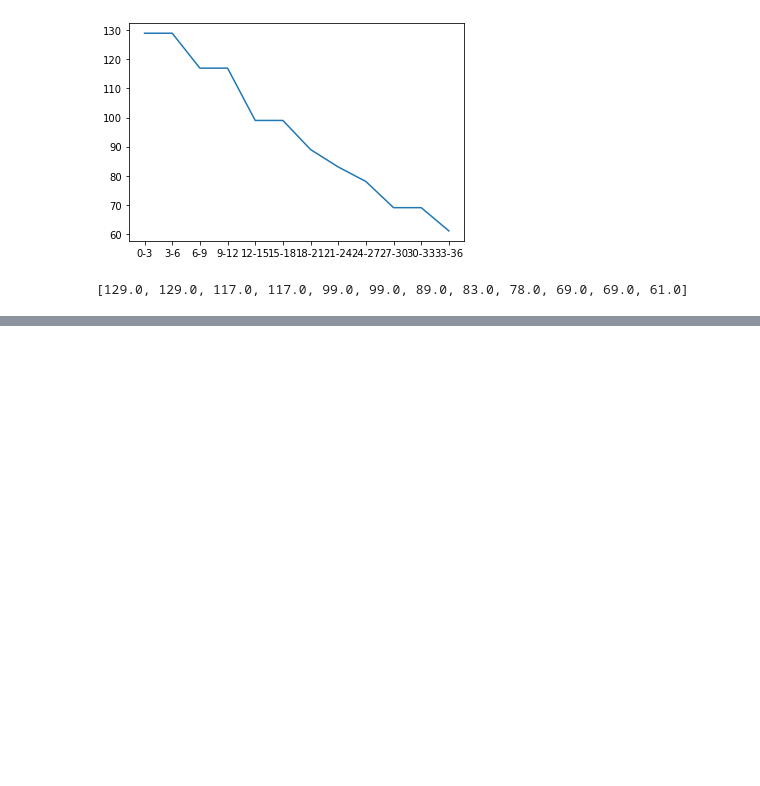
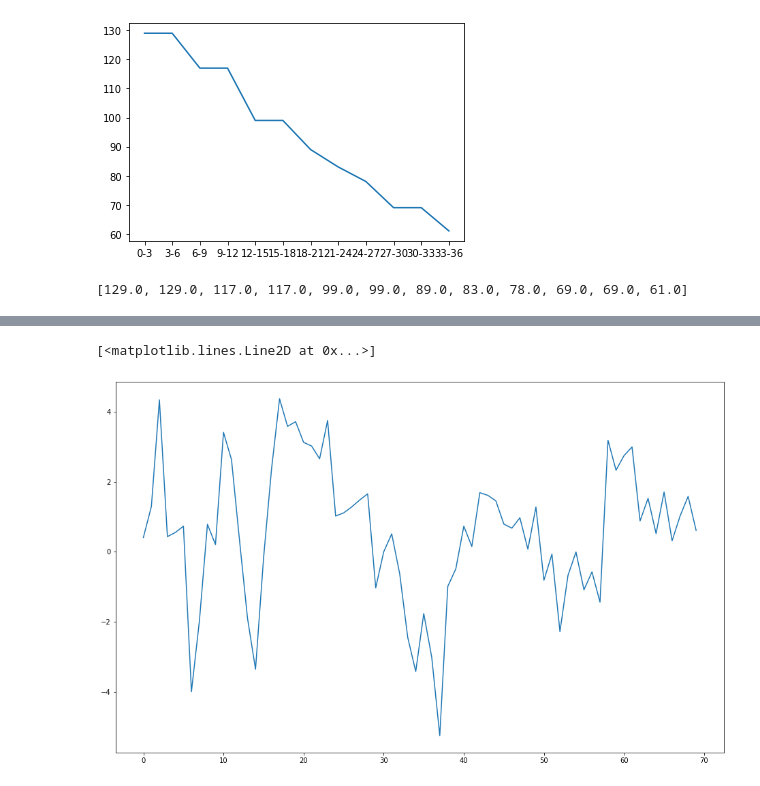
Before and after one commit to jrmylee/Vivace, a Jupyter notebook: Untitled.ipynb, the cells around one changed output, grey strips where cells are left out. Saved outputs shown, nothing was run; the diff lists cells and outputs as text; code cells hidden in the pictures; blank space fills up the shorter version.

```diff
--- a/Untitled.ipynb
+++ b/Untitled.ipynb
@@ -114,0 +135,22 @@ print(decreasing_tempo)
+# %%
+def ema_filter(length):
+    alpha = 2/(length+1)
+    h = np.ones(length)
+    for i in range(length):
+        h[i] = alpha * (1 - alpha) ** i
+    return h / sum(h)
+# %%
+h26 = ema_filter(26)
+h12 = ema_filter(12)
+
+y26 = np.convolve(fantasie_tempo, h26, "valid")
+y12 = np.convolve(fantasie_tempo, h12, "valid")
+y12 = y12[14:]
+MACD = y12 - y26
+# %%
+x = np.arange(len(MACD))
+fig = plt.figure(figsize=(16, 10))
+plt.plot(MACD)
+# %% [output]
+[<matplotlib.lines.Line2D at 0x...>]
+[figure, added]
```
Also changed, not shown: parts of 17 cells of this notebook, 16 other files.
